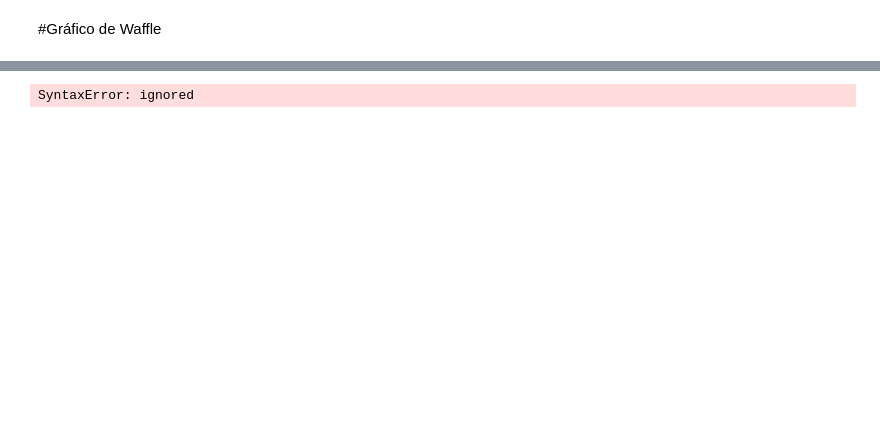
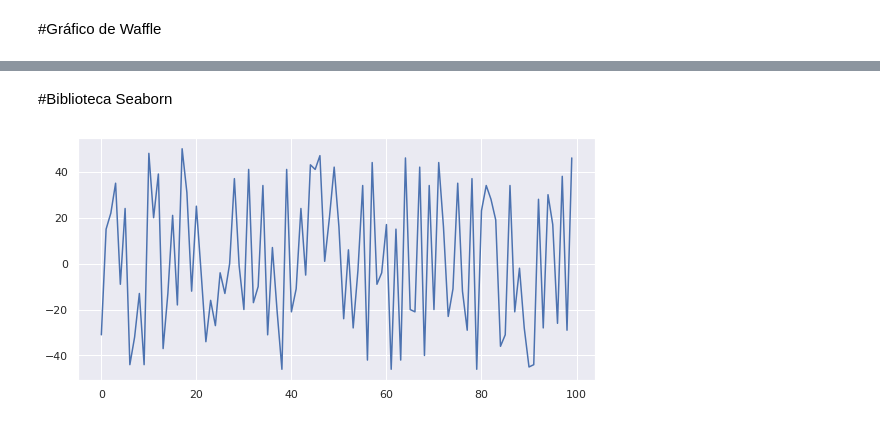
Before and after one commit to DAVIDKSOUSA/DATA-SCIENCE-NA-PR-TICA, a Jupyter notebook: Visualizando_Dados.ipynb, the cells around one changed output, grey strips where cells are left out. Cells and saved outputs as stored; diff of their text form; code cells hidden in the pictures; blank space fills up the shorter version.

```diff
--- a/Visualizando_Dados.ipynb
+++ b/Visualizando_Dados.ipynb
@@ -516,5 +397,21 @@ plt.show()
-# %%
-#Documentação
-https://github.com/gyli/PyWaffle
-# %% [output]
-SyntaxError: ignored
+# %% [markdown]
+#Biblioteca Seaborn
+# %%
+#importar a blibioteca Seaborn, o étodo sns.set() traz o layout do seaborn para o matplotli
+import numpy as np
+import matplotlib.pyplot as plt
+import seaborn as sns
+sns.set()
+
+# gerar dados aleatórios
+x = np.arange(100)
+y = np.random.random_integers(-50, 50, 100)
+
+
+# plotar o gráfico com MATPLOTLIB usando estilo do Seaborn
+fig, ax = plt.subplots(figsize=(8,4))
+ax.plot(x, y)
+
+plt.tight_layout();
+# %% [output]
+[figure, added]
```
Also changed, not shown: parts of 36 cells of this notebook.
